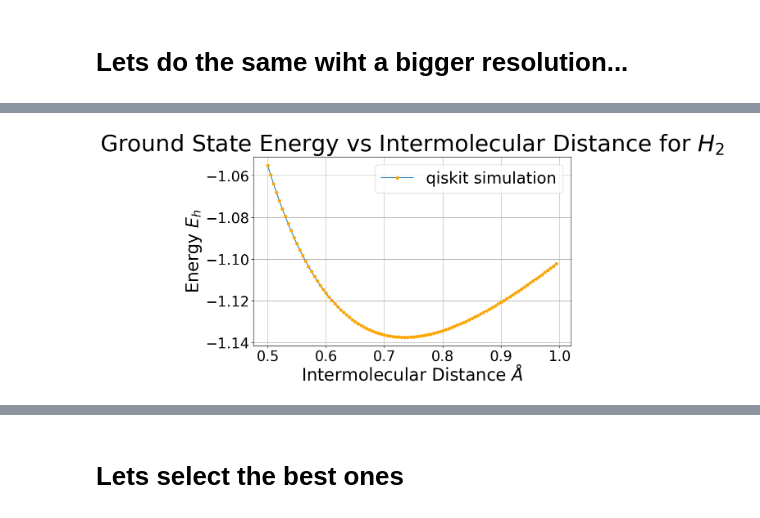
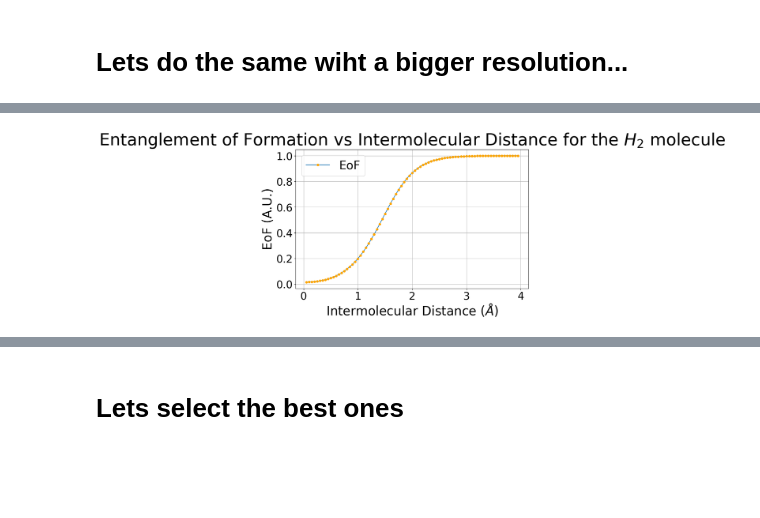
Before and after one commit to jervaal/Thesis-VQE, a Jupyter notebook: Diatomic Molecules/H2_molecule.ipynb, the cells around one changed output, grey strips where cells are left out. Drawn from its saved outputs; the diff is of its cells as text; code cells hidden in the pictures; blank space fills up the shorter version.

```diff
--- a/Diatomic Molecules/H2_molecule.ipynb
+++ b/Diatomic Molecules/H2_molecule.ipynb
@@ -227,7 +285,7 @@ plt.show()
 # %% [markdown]
 # Lets do the same wiht a bigger resolution...
 # %%
-distances = np.arange(0.5, 1, 0.005)
+distances = np.arange(0.05, 4, 0.05)
 
 estimator = Estimator()
 
@@ -236,14 +312,14 @@ energiesH2_pt2, entgmax_pt2, entgtotal_pt2, negmax_pt2, negtotal_pt2, ghzmeasure
 # %%
 plt.figure(figsize=(10, 6))
-plt.plot(distances, energiesH2_pt2, marker='o', linestyle='-', label= 'qiskit simulation', markeredgecolor= 'orange', markerfacecolor= 'orange' , markersize= 5)
-plt.xlabel(r'Intermolecular Distance $\AA$', fontsize= 30 )
-plt.ylabel(r'Energy $E_h$', fontsize= 30)
-plt.title(r'Ground State Energy vs Intermolecular Distance for $H_2$', fontsize= 40)
+plt.plot(distances, entgtotal_pt2, marker='o', linestyle='-', label= 'EoF', markeredgecolor= 'orange', markerfacecolor= 'orange' , markersize= 5)
+plt.xlabel(r'Intermolecular Distance ($\AA$)', fontsize= 30 )
+plt.ylabel(r'EoF (A.U.)', fontsize= 30)
+plt.title(r'Entanglement of Formation vs Intermolecular Distance for the $H_2$ molecule', fontsize= 40)
 plt.grid(True)
 plt.legend(fontsize= 28)
 
 plt.tick_params(axis='both', which='major', labelsize=25)  # Change the label size here
 
 plt.show()
 # %% [output]
-[figure, old version]
+[figure, new version]
```
Also changed, not shown: parts of 10 cells of this notebook, 4 other files.
